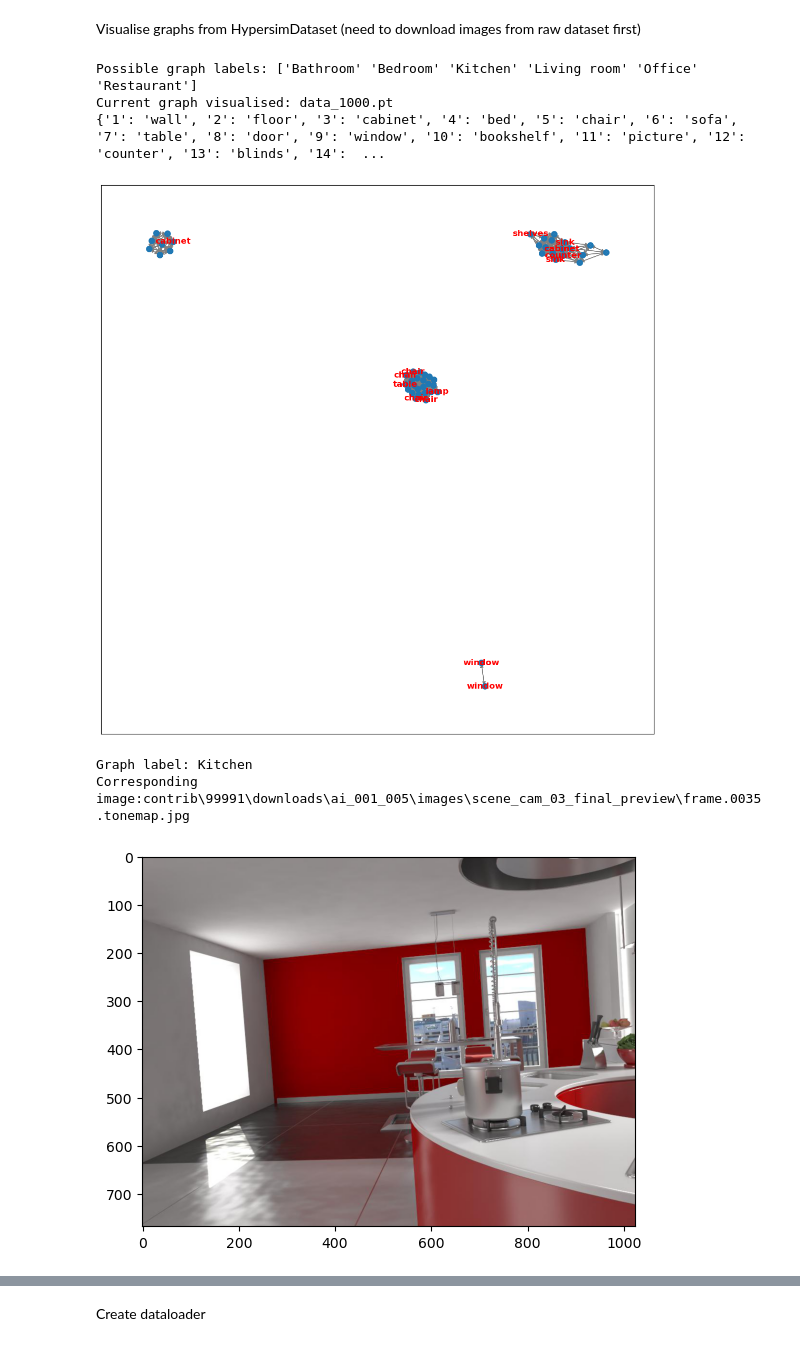
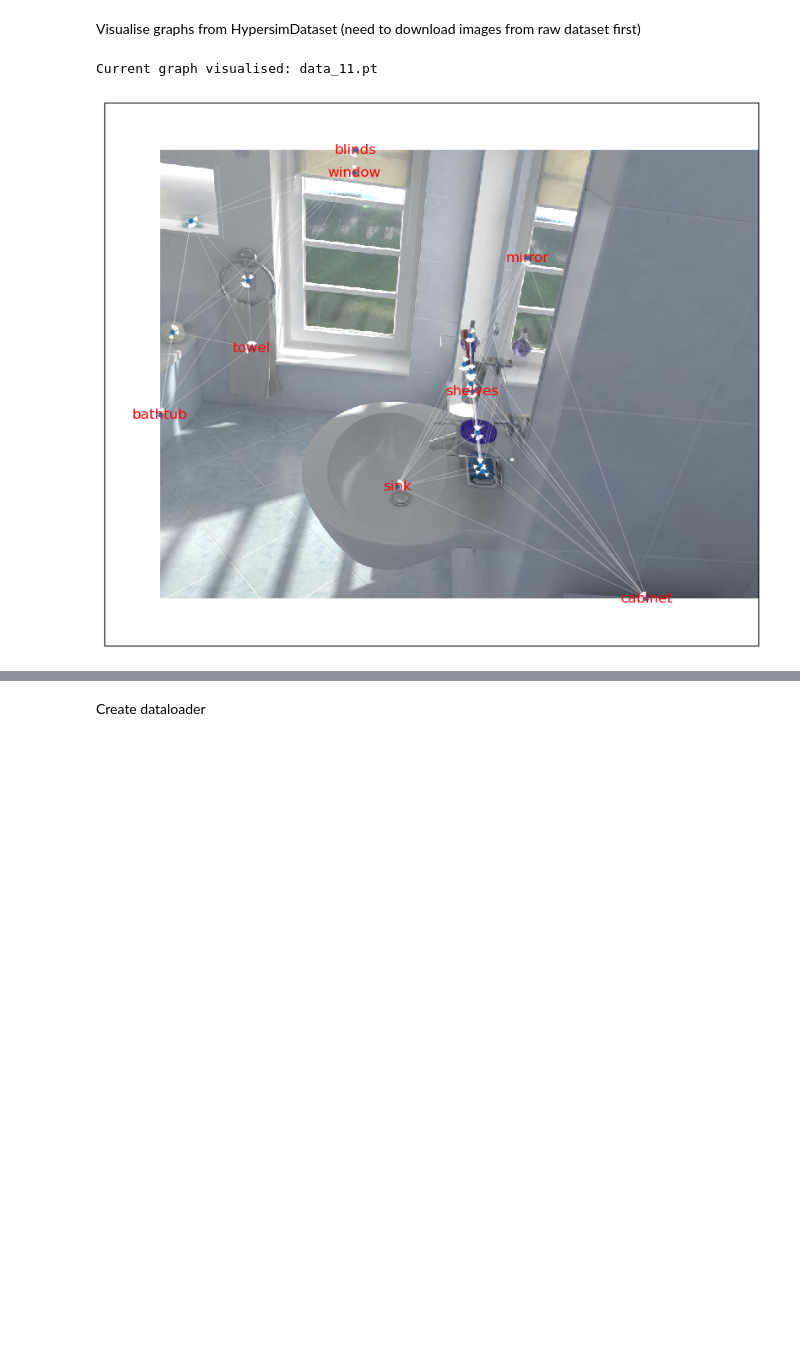
Before and after one commit to amalie-kjaer/ml-hypersim, a Jupyter notebook: debug.ipynb, the cells around one changed output, grey strips where cells are left out. Drawn from its saved outputs; the diff is of its cells as text; code cells hidden in the pictures; blank space fills up the shorter version.

Commit message:
added visualisation to utils and added models to model.py

```diff
--- a/debug.ipynb
+++ b/debug.ipynb
@@ -17,17 +18,15 @@ Load HypersimDataset
 # %%
-config = load_config()
-dataset = load_dataset_small_balanced(config)
+dataset = load_dataset_small(config)
 print('Dataset length:', len(dataset))
 
-# dataset = load_dataset_small(config)
-# classes = [1, 2, 8, 11, 12, 18]
-# print('\nClasses selected:', config['dataset']['classes'], '\nie. ', dataset.scene_names[classes])
+classes = [1, 2, 8, 11, 12, 18]
+print('\nClasses selected:', config['dataset']['classes'], '\nie. ', dataset.scene_names[classes])
 
-# print('\nEach class label above is mapped to a new class label in the range 0-number of selected classes.\nThe mapping is as follows:', dataset.class_mapping)
-# print('This is necessary for training with pytorch.')
+print('\nEach class label above is mapped to a new class label in the range 0-number of selected classes.\nThe mapping is as follows:', dataset.class_mapping)
+print('This is necessary for training with pytorch.')
 
-# print('\nSample data point:', dataset[0])
-# print('with node labels:\n', dataset[0].x[:5], '...,')
-# print('and adjacency list:\n', dataset[0].edge_index)
-# print('and graph label:', dataset[0].y, 'ie.', dataset.scene_names[classes][dataset[0].y.item()])
+print('\nSample data point:', dataset[0])
+print('with node labels:\n', dataset[0].x[:5], '...,')
+print('and adjacency list:\n', dataset[0].edge_index)
+print('and graph label:', dataset[0].y, 'ie.', dataset.scene_names[classes][dataset[0].y.item()])
 # %% [output]
@@ -35,44 +53,9 @@ Dataset length: 6
 # %% [markdown]
 Visualise graphs from HypersimDataset (need to download images from raw dataset first)
-# %%
-print('Possible graph labels:', dataset.scene_names[classes])
-
-# select random graph in dataset
-# i = random.randint(0, len(dataset))
-i=1000
-print(f'Current graph visualised: data_{i}.pt')
-
-# construct labels for plotting
-semantic_dict = {row[0]: row[1] for row in dataset.nyu_labels[1:]}
-semantic_dict['-1'] = 'n/a'
-print(semantic_dict)
-custom_labels_dict = {j: semantic_dict[str(label.item())] for j, label in enumerate(dataset[i].x)}
-nodes_to_remove = {'otherprop', 'otherfurniture', 'otherstructure'} # not plotting 'other' nodes
-selected_labels_dict = {node: label for node, label in custom_labels_dict.items() if label not in nodes_to_remove}
-
-# plot graph
-vis = to_networkx(dataset[i])
-plt.figure(1,figsize=(14,14))
-pos = nx.spring_layout(vis, seed=42)
-nx.draw_networkx(vis, node_size=10, linewidths=6, with_labels=True, labels=selected_labels_dict, font_weight='bold', font_color='red', edge_color='gray')
-plt.show()
-
-# plot corresponding image
-file_path = 'processed/data_info.csv'
-temp = pd.read_csv(file_path)
-data = temp.to_numpy() # load image data
-tonemap_dir = os.path.join("contrib\99991\downloads", data[i][1], "images", f"scene_{data[i][2]}_final_preview", f"frame.{data[i][3]:04d}.tonemap.jpg")
-
-print('\n \n \n \nGraph label:', dataset.scene_names[classes][dataset[i].y])
-print(f'Corresponding image:{tonemap_dir}')
-
-tonemap = mpimg.imread(tonemap_dir)
-im = plt.imshow(tonemap)
-# %% [output]
-Possible graph labels: ['Bathroom' 'Bedroom' 'Kitchen' 'Living room' 'Office' 'Restaurant']
-Current graph visualised: data_1000.pt
-{'1': 'wall', '2': 'floor', '3': 'cabinet', '4': 'bed', '5': 'chair', '6': 'sofa', '7': 'table', '8': 'door', '9': 'window', '10': 'bookshelf', '11': 'picture', '12': 'counter', '13': 'blinds', '14':  ...
-[figure, removed]
-Graph label: Kitchen
-Corresponding image:contrib\99991\downloads\ai_001_005\images\scene_cam_03_final_preview\frame.0035.tonemap.jpg
-[figure, removed]
+# %%
+from utils import *
+idx = random.randint(0, len(dataset))
+visualize_graph(dataset, idx)
+# %% [output]
+Current graph visualised: data_11.pt
+[figure, added]
```
Also changed, not shown: parts of 10 cells of this notebook, 2 other files.
